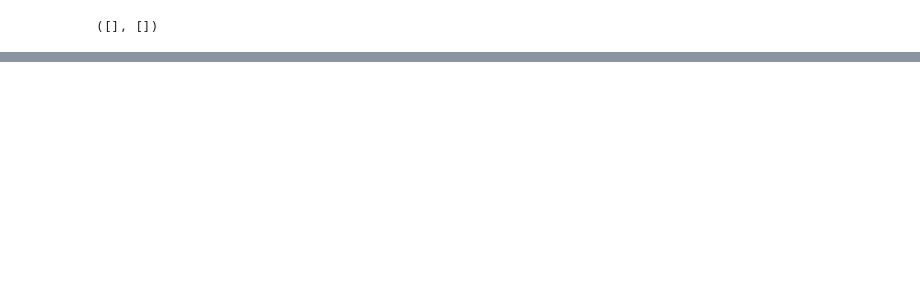
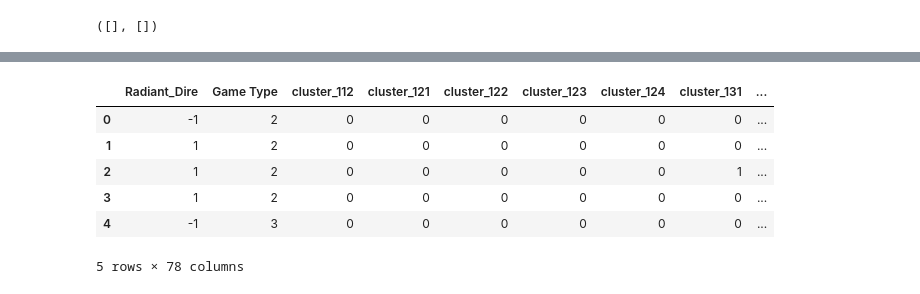
Before and after one commit to srividhyaprakash/Dota2-ML-UCI-ML-Repo, a Jupyter notebook: Dota 2 Notebook.ipynb, the cells around one changed output, grey strips where cells are left out. Cells and saved outputs as stored; diff of their text form; code cells hidden in the pictures; blank space fills up the shorter version.

```diff
--- a/Dota 2 Notebook.ipynb
+++ b/Dota 2 Notebook.ipynb
@@ -522,0 +647,6 @@ data["heroes"][7]
+# %%
+for skill in total_skill_set:
+    rst = "Radiant_" + skill
+    dst = "Dire_" + skill
+    skills_for_df[rst] = []
+    skills_for_df[dst] = []
@@ -522,0 +673,11 @@ data["heroes"][7]
+# %%
+for i in range(len(skills_per_row)):
+#     print(skills_per_row[i][0])
+    for key in skills_per_row[i][0].keys():
+        rst = "Radiant_" + key
+        skills_for_df[rst].append(skills_per_row[i][0][key])
+#     print("\n")
+#     print(skills_per_row[i][1])
+    for key in skills_per_row[i][1].keys():
+        rst = "Dire_" + key
+        skills_for_df[rst].append(skills_per_row[i][1][key])
@@ -522,0 +688,2 @@ data["heroes"][7]
+# %%
+skills_df = pd.DataFrame.from_dict(skills_for_df)
@@ -522,0 +734,10 @@ data["heroes"][7]
+# %%
+preprocessed_df.head()
+# %% [output]
+|  | Radiant_Dire | Game Type | cluster_112 | cluster_121 | cluster_122 | cluster_123 | cluster_124 | cluster_131 | ... |
+| 0 | -1 | 2 | 0 | 0 | 0 | 0 | 0 | 0 | ... |
+| 1 | 1 | 2 | 0 | 0 | 0 | 0 | 0 | 0 | ... |
+| 2 | 1 | 2 | 0 | 0 | 0 | 0 | 0 | 1 | ... |
+| 3 | 1 | 2 | 0 | 0 | 0 | 0 | 0 | 0 | ... |
+| 4 | -1 | 3 | 0 | 0 | 0 | 0 | 0 | 0 | ... |
+5 rows × 78 columns
```
Also changed, not shown: parts of 52 cells of this notebook, 1 other file.
